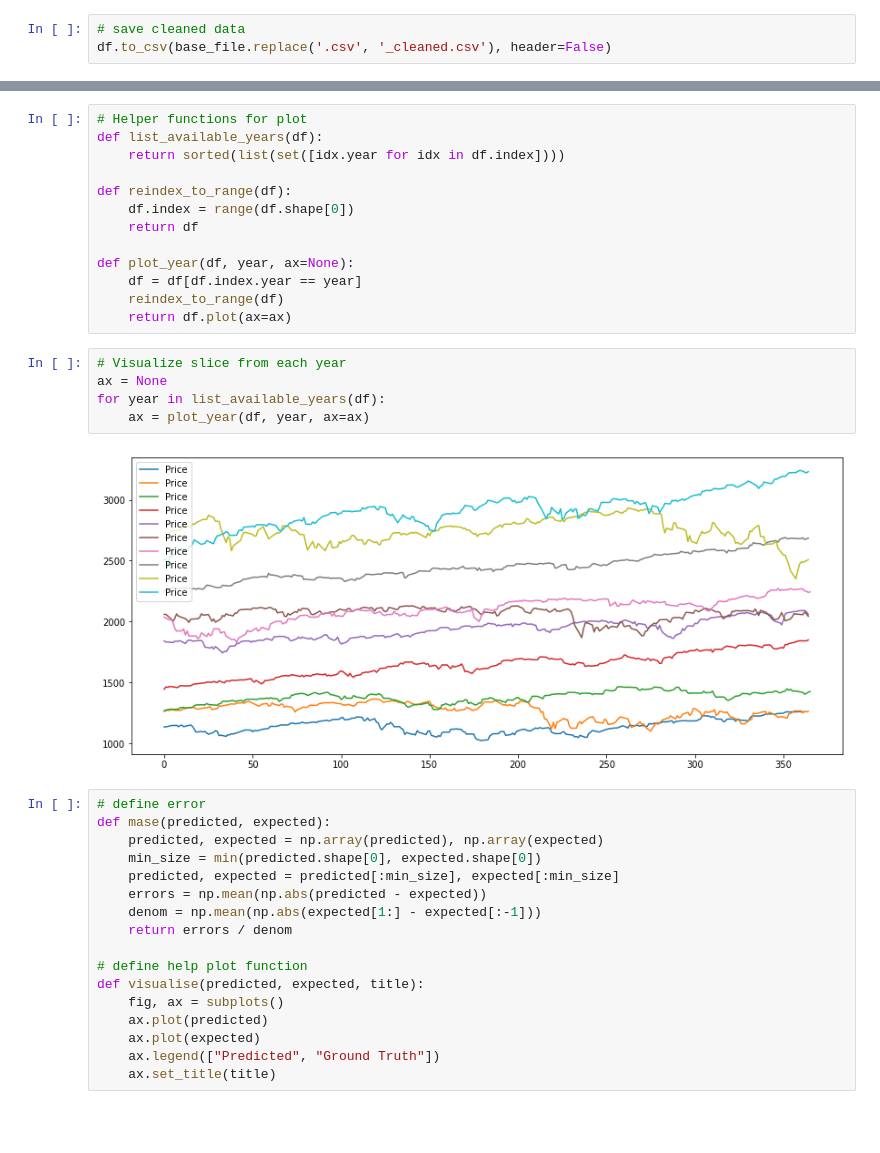
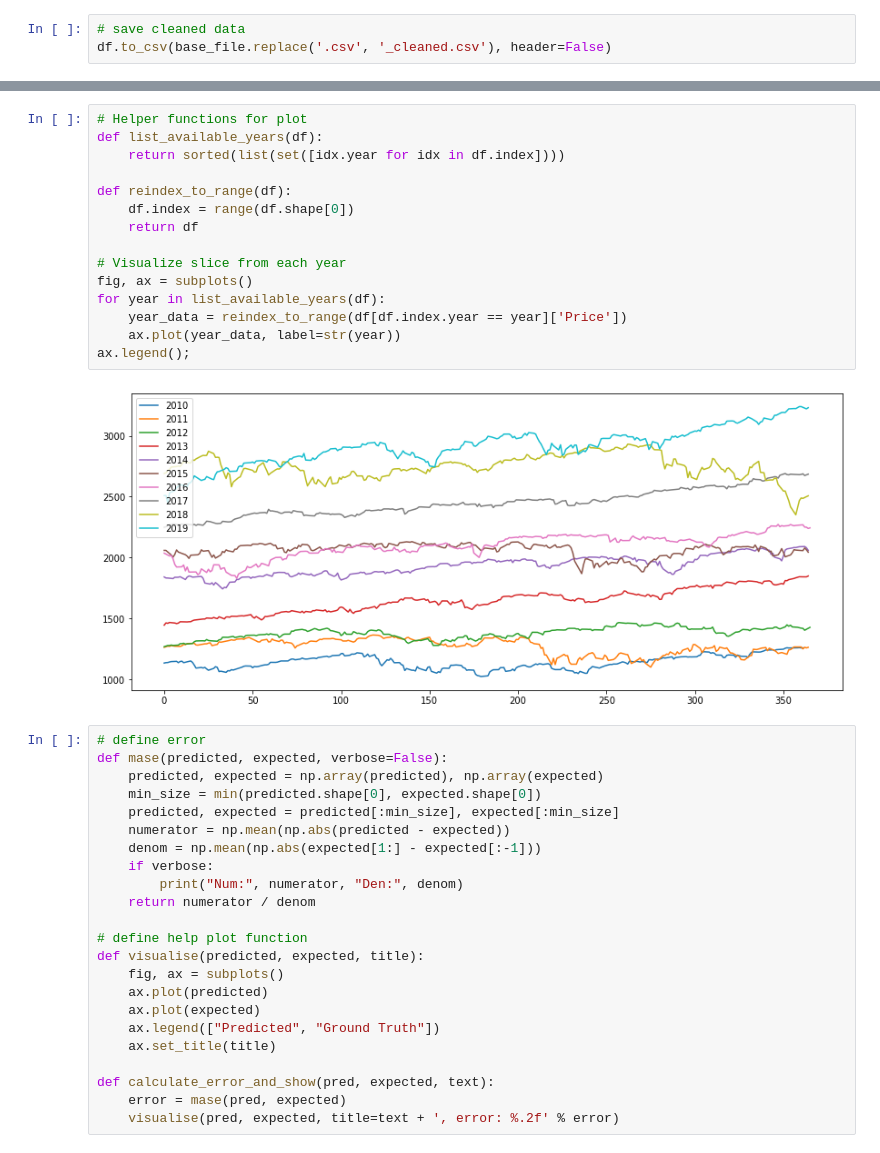
Before and after one commit to ikhlestov/data_mining, a Jupyter notebook: lr_1/time_series.ipynb, the cells around one changed output, grey strips where cells are left out. Drawn from its saved outputs; the diff is of its cells as text; blank space fills up the shorter version.

```diff
--- a/lr_1/time_series.ipynb
+++ b/lr_1/time_series.ipynb
@@ -85,32 +90,31 @@ df.plot();
 # %%
 # Helper functions for plot
 def list_available_years(df):
     return sorted(list(set([idx.year for idx in df.index])))
 
 def reindex_to_range(df):
     df.index = range(df.shape[0])
     return df
 
-def plot_year(df, year, ax=None):
-    df = df[df.index.year == year]
-    reindex_to_range(df)
-    return df.plot(ax=ax)
+# Visualize slice from each year
+fig, ax = subplots()
+for year in list_available_years(df):
+    year_data = reindex_to_range(df[df.index.year == year]['Price'])
+    ax.plot(year_data, label=str(year))
+ax.legend();
+# %% [output]
+[figure, added]
-# %%
-# Visualize slice from each year
-ax = None
-for year in list_available_years(df):
-    ax = plot_year(df, year, ax=ax)
-# %% [output]
-[figure, removed]
 # %%
 # define error
-def mase(predicted, expected):
+def mase(predicted, expected, verbose=False):
     predicted, expected = np.array(predicted), np.array(expected)
     min_size = min(predicted.shape[0], expected.shape[0])
     predicted, expected = predicted[:min_size], expected[:min_size]
-    errors = np.mean(np.abs(predicted - expected))
+    numerator = np.mean(np.abs(predicted - expected))
     denom = np.mean(np.abs(expected[1:] - expected[:-1]))
-    return errors / denom
+    if verbose:
+        print("Num:", numerator, "Den:", denom)
+    return numerator / denom
 
 # define help plot function
 def visualise(predicted, expected, title):
@@ -119,6 +123,10 @@ def visualise(predicted, expected, title):
     ax.plot(expected)
     ax.legend(["Predicted", "Ground Truth"])
     ax.set_title(title)
+
+def calculate_error_and_show(pred, expected, text):
+    error = mase(pred, expected)
+    visualise(pred, expected, title=text + ', error: %.2f' % error)
 # %%
 # split data to train and test
 all_years = list_available_years(df)
```
Also changed, not shown: parts of 16 cells of this notebook, 6 other files.
